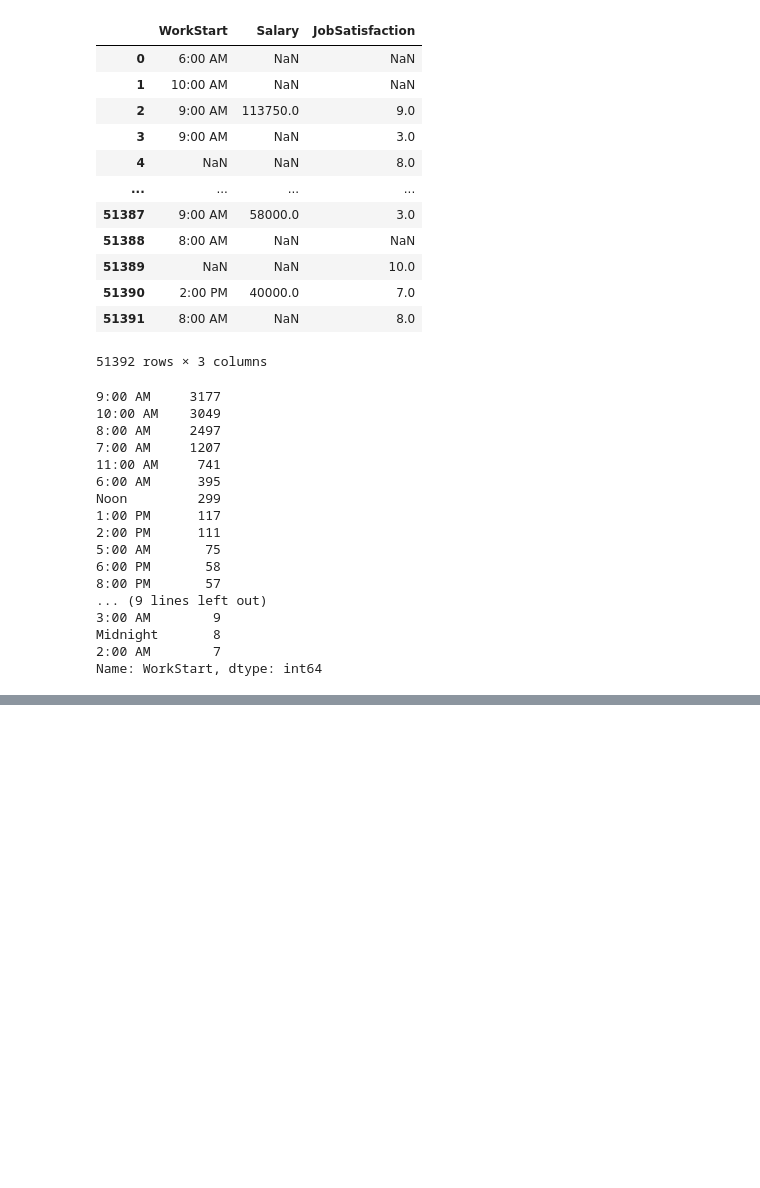
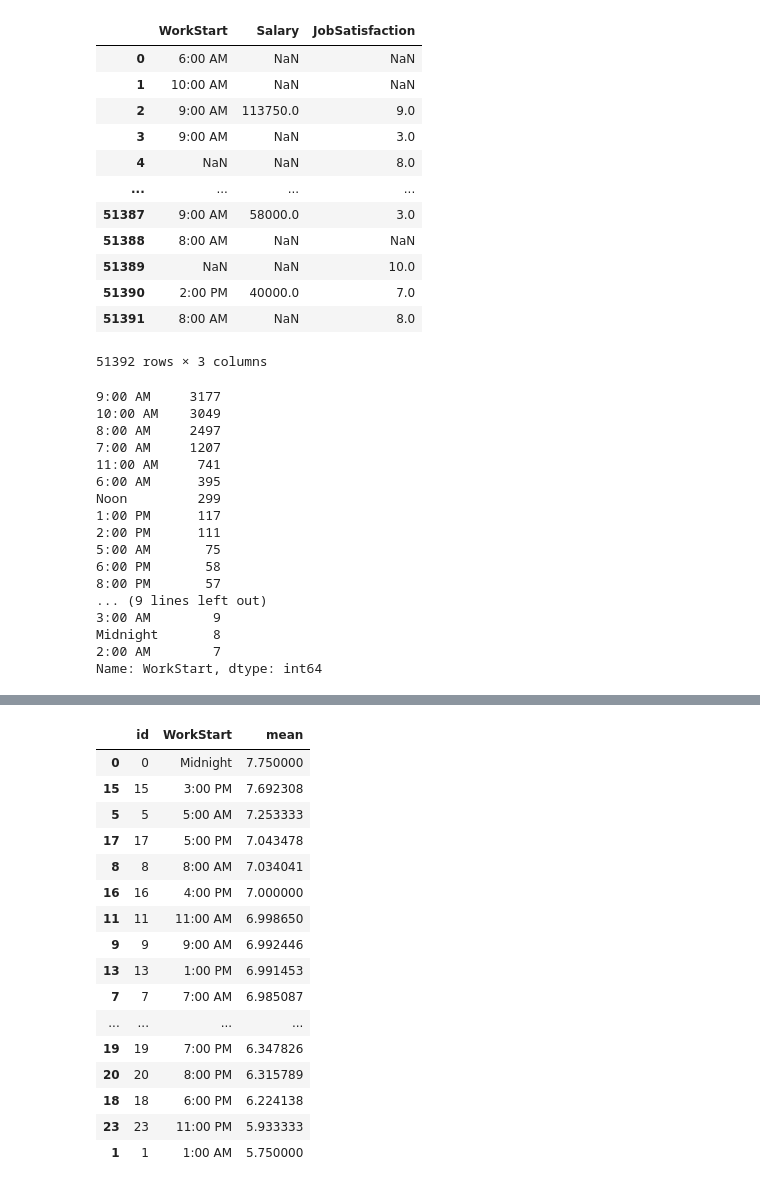
Before and after one commit to u-sahin/Project_1, a Jupyter notebook: Workstart_JobSatisfaction_Salary.ipynb, the cells around one changed output, grey strips where cells are left out. Saved outputs shown, nothing was run; the diff lists cells and outputs as text; code cells hidden in the pictures; blank space fills up the shorter version.

```diff
--- a/Workstart_JobSatisfaction_Salary.ipynb
+++ b/Workstart_JobSatisfaction_Salary.ipynb
@@ -95,0 +103,21 @@ plt.show()
+# %%
+# show all calculated average job-satisfaction and sort them in descending order
+result.groupby(['id','WorkStart'])['JobSatisfaction'].mean().reset_index(name='mean').sort_values(['mean'], ascending=False)
+# %% [output]
+|  | id | WorkStart | mean |
+| 0 | 0 | Midnight | 7.750000 |
+| 15 | 15 | 3:00 PM | 7.692308 |
+| 5 | 5 | 5:00 AM | 7.253333 |
+| 17 | 17 | 5:00 PM | 7.043478 |
+| 8 | 8 | 8:00 AM | 7.034041 |
+| 16 | 16 | 4:00 PM | 7.000000 |
+| 11 | 11 | 11:00 AM | 6.998650 |
+| 9 | 9 | 9:00 AM | 6.992446 |
+| 13 | 13 | 1:00 PM | 6.991453 |
+| 7 | 7 | 7:00 AM | 6.985087 |
+| ... | ... | ... | ... |
+| 19 | 19 | 7:00 PM | 6.347826 |
+| 20 | 20 | 8:00 PM | 6.315789 |
+| 18 | 18 | 6:00 PM | 6.224138 |
+| 23 | 23 | 11:00 PM | 5.933333 |
+| 1 | 1 | 1:00 AM | 5.750000 |
```
Also changed, not shown: parts of 10 cells of this notebook, 4 other files.
